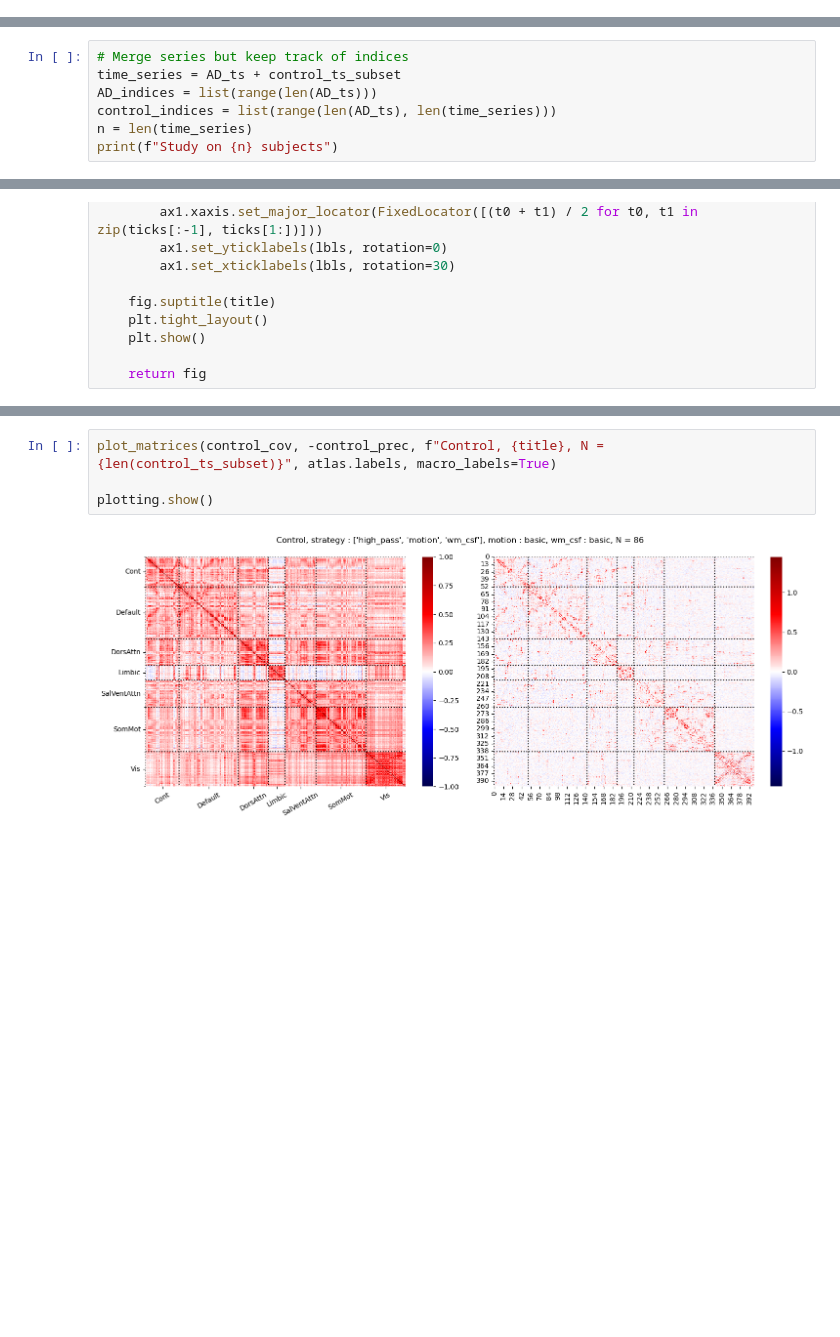
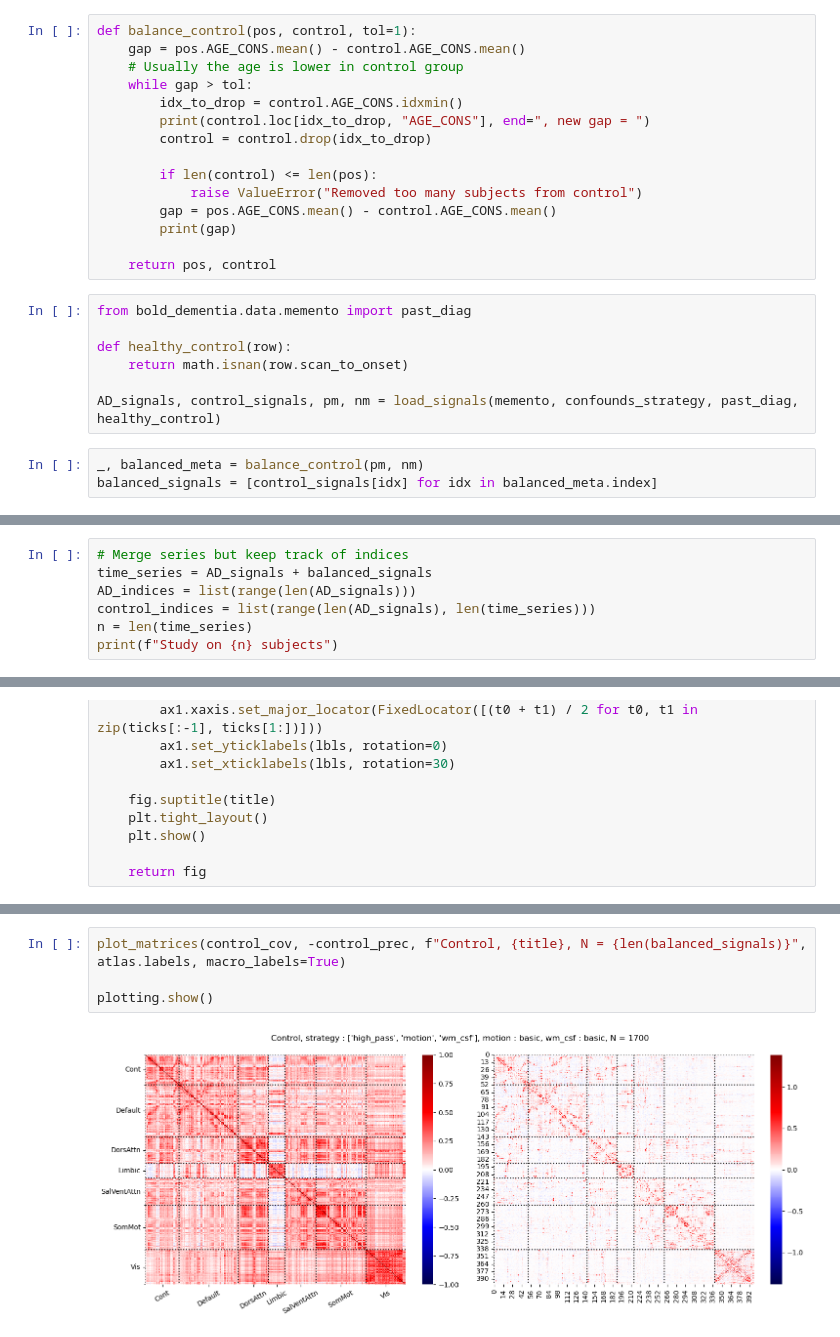
Before and after one commit to jonathan-legrand/bold-dementia, a Jupyter notebook: notebooks/compare_maps.ipynb, the cells around one changed output, grey strips where cells are left out. Cells and saved outputs as stored; diff of their text form; blank space fills up the shorter version.

Commit message:
Control for age

```diff
--- a/notebooks/compare_maps.ipynb
+++ b/notebooks/compare_maps.ipynb
@@ -112,0 +104,25 @@ Study on 172 subjects
+# %%
+def balance_control(pos, control, tol=1):
+    gap = pos.AGE_CONS.mean() - control.AGE_CONS.mean()
+    # Usually the age is lower in control group
+    while gap > tol:
+        idx_to_drop = control.AGE_CONS.idxmin()
+        print(control.loc[idx_to_drop, "AGE_CONS"], end=", new gap = ")
+        control = control.drop(idx_to_drop)
+
+        if len(control) <= len(pos):
+            raise ValueError("Removed too many subjects from control")
+        gap = pos.AGE_CONS.mean() - control.AGE_CONS.mean()
+        print(gap)
+
+    return pos, control
+# %%
+from bold_dementia.data.memento import past_diag
+
+def healthy_control(row):
+    return math.isnan(row.scan_to_onset)
+
+AD_signals, control_signals, pm, nm = load_signals(memento, confounds_strategy, past_diag, healthy_control)
+# %%
+_, balanced_meta = balance_control(pm, nm)
+balanced_signals = [control_signals[idx] for idx in balanced_meta.index]
@@ -113,7 +147,7 @@ Study on 172 subjects
 # %%
 # Merge series but keep track of indices
-time_series = AD_ts + control_ts_subset
-AD_indices = list(range(len(AD_ts)))
-control_indices = list(range(len(AD_ts), len(time_series)))
+time_series = AD_signals + balanced_signals
+AD_indices = list(range(len(AD_signals)))
+control_indices = list(range(len(AD_signals), len(time_series)))
 n = len(time_series)
 print(f"Study on {n} subjects")
@@ -245,11 +265,11 @@ plotting.show()
 # %% [output]
 [figure]
 # %%
-plot_matrices(control_cov, -control_prec, f"Control, {title}, N = {len(control_ts_subset)}", atlas.labels, macro_labels=True)
+plot_matrices(control_cov, -control_prec, f"Control, {title}, N = {len(balanced_signals)}", atlas.labels, macro_labels=True)
 
 plotting.show()
 # %% [output]
-[figure, old version]
+[figure, new version]
 # %%
 # TODO Same pipeline but shufle time series at the beginning to compare
 # TODO Control for age?
```
Also changed, not shown: parts of 10 cells of this notebook.
